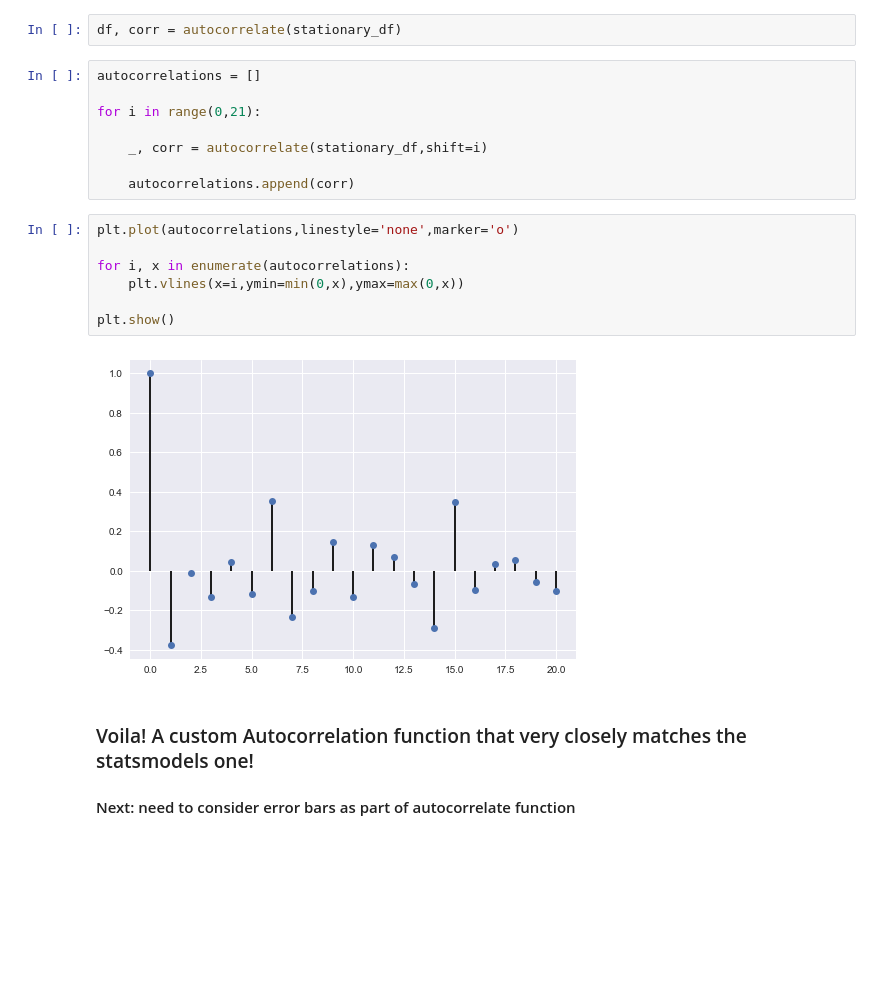
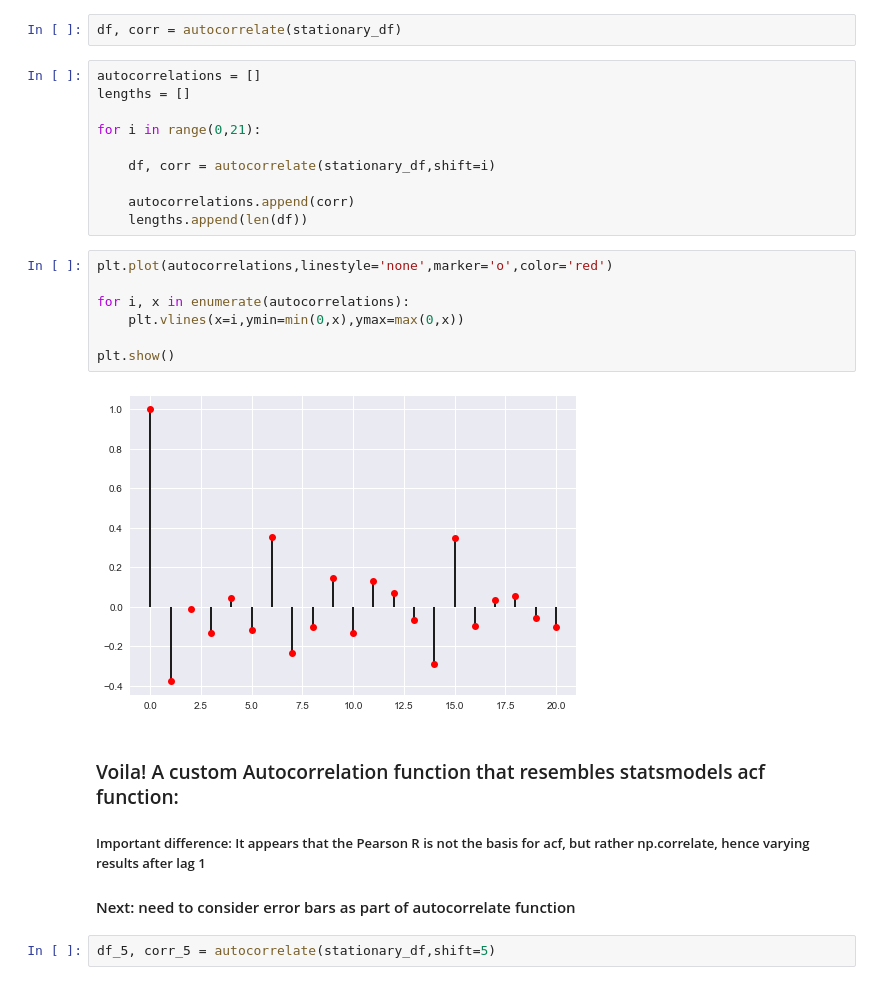
Before and after one commit to MichaelNormandyGavin/Zillow-Apartments, a Jupyter notebook: zillow_eda.ipynb, the cells around one changed output. Drawn from its saved outputs; the diff is of its cells as text; blank space fills up the shorter version.

```diff
--- a/zillow_eda.ipynb
+++ b/zillow_eda.ipynb
@@ -415,22 +415,28 @@ plt.show()
 df, corr = autocorrelate(stationary_df)
 # %%
 autocorrelations = []
+lengths = []
 
 for i in range(0,21):
 
-    _, corr = autocorrelate(stationary_df,shift=i)
+    df, corr = autocorrelate(stationary_df,shift=i)
 
     autocorrelations.append(corr)
+    lengths.append(len(df))
 # %%
-plt.plot(autocorrelations,linestyle='none',marker='o')
+plt.plot(autocorrelations,linestyle='none',marker='o',color='red')
 
 for i, x in enumerate(autocorrelations):
     plt.vlines(x=i,ymin=min(0,x),ymax=max(0,x))
 
 plt.show()
 # %% [output]
-[figure, old version]
+[figure, new version]
 # %% [markdown]
-### Voila! A custom Autocorrelation function that very closely matches the statsmodels one!
+### Voila! A custom Autocorrelation function that resembles statsmodels acf function:
+
+##### Important difference: It appears that the Pearson R is not the basis for acf, but rather np.correlate, hence varying results after lag 1
 
 #### Next: need to consider error bars as part of autocorrelate function
+# %%
+df_5, corr_5 = autocorrelate(stationary_df,shift=5)
```
Also changed, not shown: parts of 3 cells of this notebook, 1 other file.
